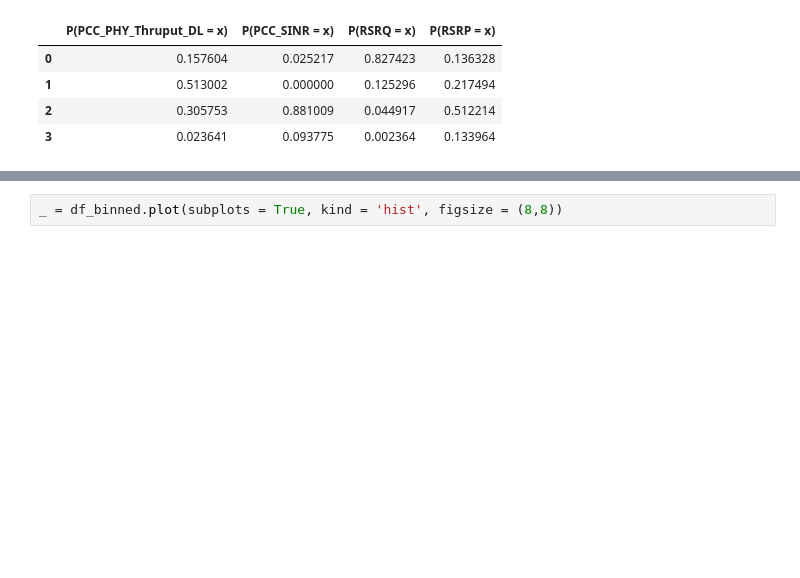
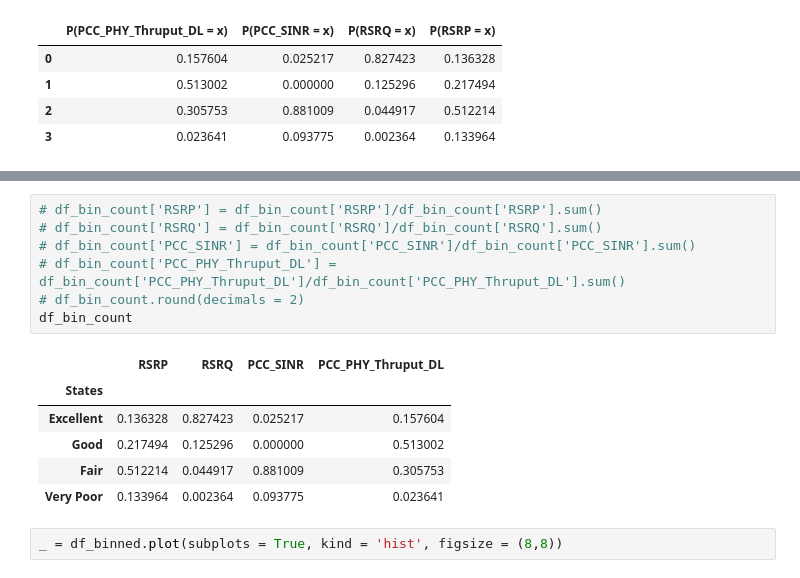
Before and after one commit to SRJaffry/Bayesian_Networks, a Jupyter notebook: Create_Prob_Matrix_with_Channel.ipynb, the cells around one changed output, grey strips where cells are left out. Cells and saved outputs as stored; diff of their text form; blank space fills up the shorter version.

```diff
--- a/Create_Prob_Matrix_with_Channel.ipynb
+++ b/Create_Prob_Matrix_with_Channel.ipynb
@@ -128,3 +173,17 @@ PCC_PHY_Thruput_DL is 3 => P() is 0.02364066193853428
+# %%
+# df_bin_count['RSRP'] = df_bin_count['RSRP']/df_bin_count['RSRP'].sum()
+# df_bin_count['RSRQ'] = df_bin_count['RSRQ']/df_bin_count['RSRQ'].sum()
+# df_bin_count['PCC_SINR'] = df_bin_count['PCC_SINR']/df_bin_count['PCC_SINR'].sum()
+# df_bin_count['PCC_PHY_Thruput_DL'] = df_bin_count['PCC_PHY_Thruput_DL']/df_bin_count['PCC_PHY_Thruput_DL'].sum()
+# df_bin_count.round(decimals = 2)
+df_bin_count
+# %% [output]
+|  | RSRP | RSRQ | PCC_SINR | PCC_PHY_Thruput_DL |
+| States |  |  |  |  |
+| Excellent | 0.136328 | 0.827423 | 0.025217 | 0.157604 |
+| Good | 0.217494 | 0.125296 | 0.000000 | 0.513002 |
+| Fair | 0.512214 | 0.044917 | 0.881009 | 0.305753 |
+| Very Poor | 0.133964 | 0.002364 | 0.093775 | 0.023641 |
 # %%
 _ = df_binned.plot(subplots = True, kind = 'hist', figsize = (8,8))
 # %% [output]
```
Also changed, not shown: parts of 7 cells of this notebook.
